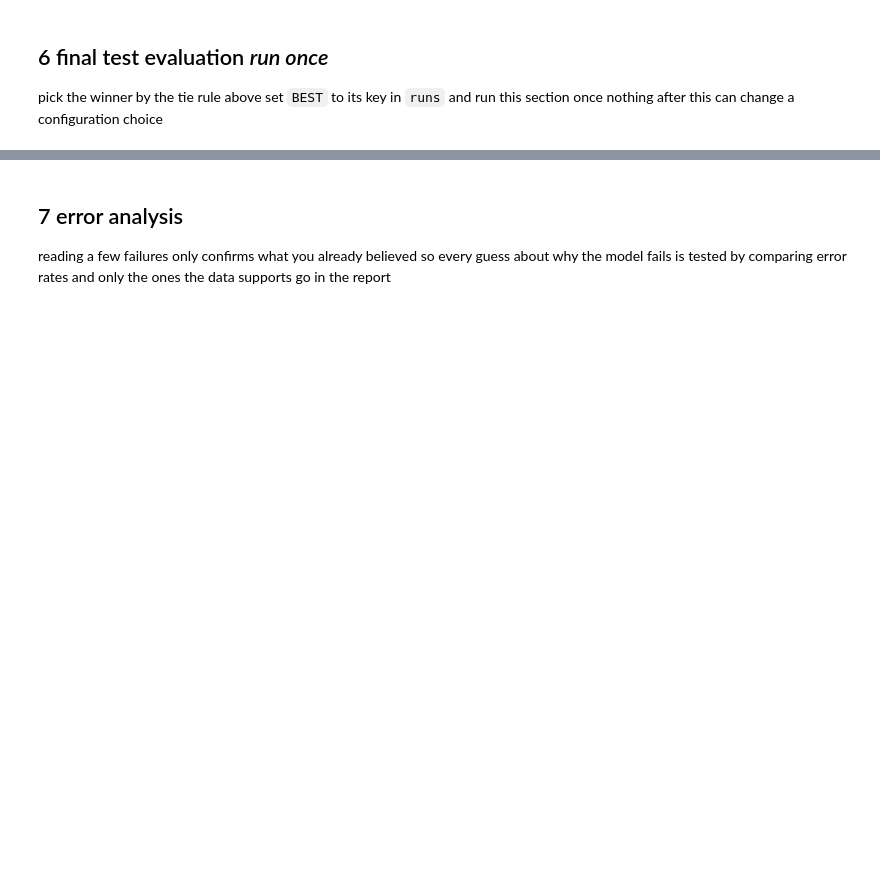
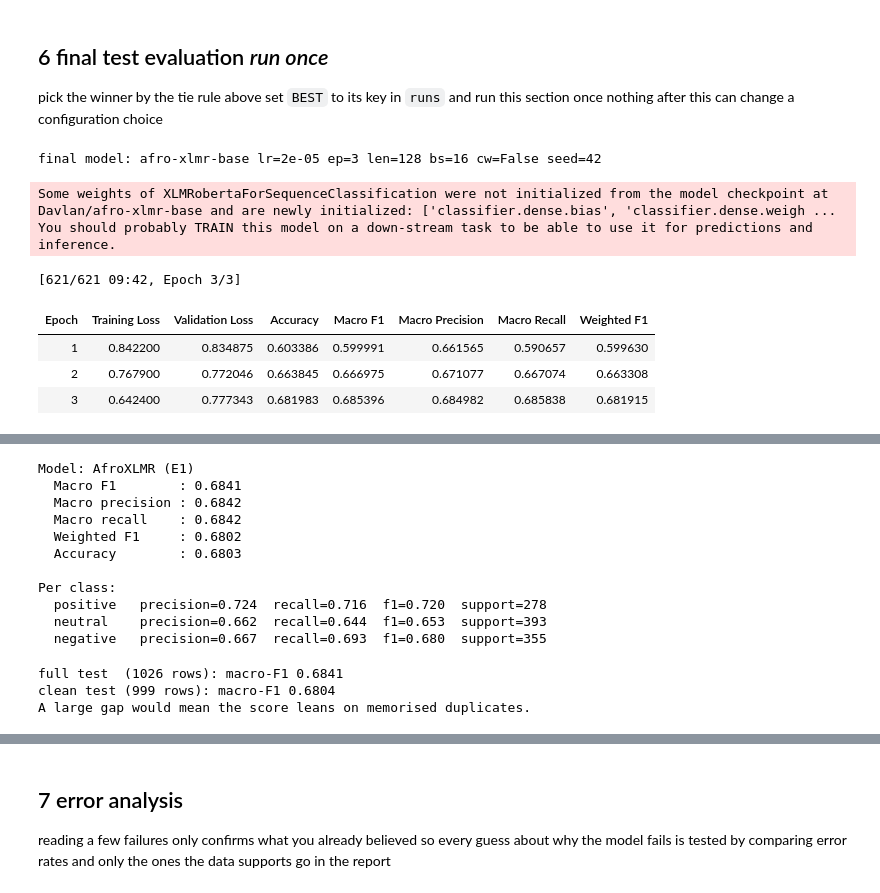
Before and after one commit to mbonikevin/senti-kinyarwanda, a Jupyter notebook: notebooks/kinyarwanda_sentiment.ipynb, the cells around one changed output, grey strips where cells are left out. Drawn from its saved outputs; the diff is of its cells as text; code cells hidden in the pictures; blank space fills up the shorter version.

```diff
--- a/notebooks/kinyarwanda_sentiment.ipynb
+++ b/notebooks/kinyarwanda_sentiment.ipynb
@@ -197,12 +438,24 @@ print("Apply the tie rule from src/experiment_log.py before declaring a winner:
 pick the winner by the tie rule above set `BEST` to its key in `runs` and run this
 section once nothing after this can change a configuration choice
 # %%
+from src.train_transformer import train
+
 BEST = "E1"   # < set from section 5.1
-best = runs[BEST]
-cfg, trainer, tokenizer = best["cfg"], best["trainer"], best["tokenizer"]
+cfg = runs[BEST]["cfg"]
 print("final model:", cfg.summary())
+
+trainer, tokenizer, _ = train(cfg, splits)
 
 test_preds, test_probs = predict(trainer, splits, "test", cfg.max_len, tokenizer)
 m_test = compute_metrics(splits["test"]["label"], test_preds)
 save_metrics(m_test, f"AfroXLMR ({BEST})", "test")
 print(format_metrics_report(m_test, f"AfroXLMR ({BEST})"))
+# %% [output]
+final model: afro-xlmr-base lr=2e-05 ep=3 len=128 bs=16 cw=False seed=42
+Some weights of XLMRobertaForSequenceClassification were not initialized from the model checkpoint at Davlan/afro-xlmr-base and are newly initialized: ['classifier.dense.bias', 'classifier.dense.weigh ...
+You should probably TRAIN this model on a down-stream task to be able to use it for predictions and inference.
+[621/621 09:42, Epoch 3/3]
+| Epoch | Training Loss | Validation Loss | Accuracy | Macro F1 | Macro Precision | Macro Recall | Weighted F1 |
+| 1 | 0.842200 | 0.834875 | 0.603386 | 0.599991 | 0.661565 | 0.590657 | 0.599630 |
+| 2 | 0.767900 | 0.772046 | 0.663845 | 0.666975 | 0.671077 | 0.667074 | 0.663308 |
+| 3 | 0.642400 | 0.777343 | 0.681983 | 0.685396 | 0.684982 | 0.685838 | 0.681915 |
@@ -209,3 +463,14 @@ print(format_metrics_report(m_test, f"AfroXLMR ({BEST})"))
+Model: AfroXLMR (E1)
+  Macro F1        : 0.6841
+  Macro precision : 0.6842
+  Macro recall    : 0.6842
+  Weighted F1     : 0.6802
+  Accuracy        : 0.6803
+
+Per class:
+  positive   precision=0.724  recall=0.716  f1=0.720  support=278
+  neutral    precision=0.662  recall=0.644  f1=0.653  support=393
+  negative   precision=0.667  recall=0.693  f1=0.680  support=355
 # %%
 # leak free score the same predictions with the 27 duplicate train rows removed
 mask = leakage.clean_mask(splits, "test").to_numpy()
@@ -214,6 +479,10 @@ save_metrics(m_clean, f"AfroXLMR ({BEST}) clean", "test")
 print(f"full test  ({len(test_preds)} rows): macro-F1 {m_test['macro_f1']:.4f}")
 print(f"clean test ({int(mask.sum())} rows): macro-F1 {m_clean['macro_f1']:.4f}")
 print("A large gap would mean the score leans on memorised duplicates.")
+# %% [output]
+full test  (1026 rows): macro-F1 0.6841
+clean test (999 rows): macro-F1 0.6804
+A large gap would mean the score leans on memorised duplicates.
 # %%
 plot_confusion_matrix(m_test["confusion_matrix"], f"AfroXLMR ({BEST})", normalise=True)
 plt.show()
```
Also changed, not shown: parts of 28 cells of this notebook, 18 other files.
